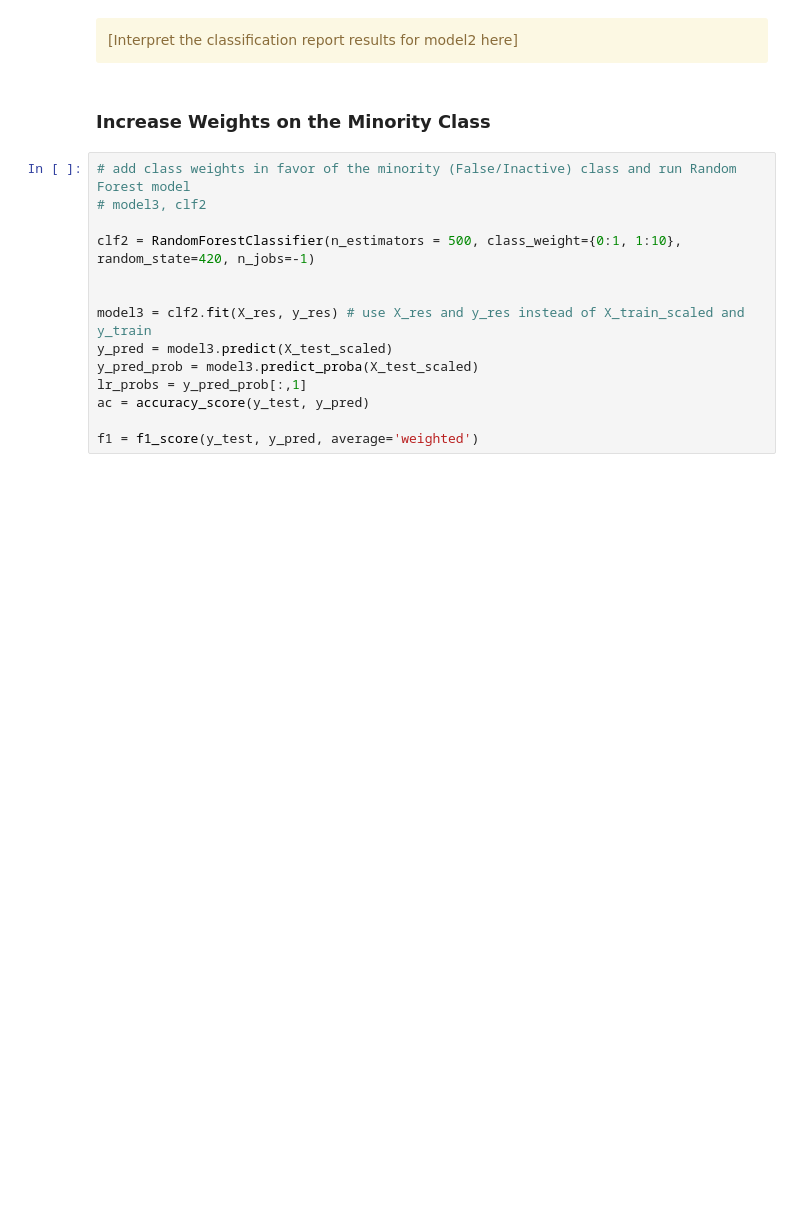
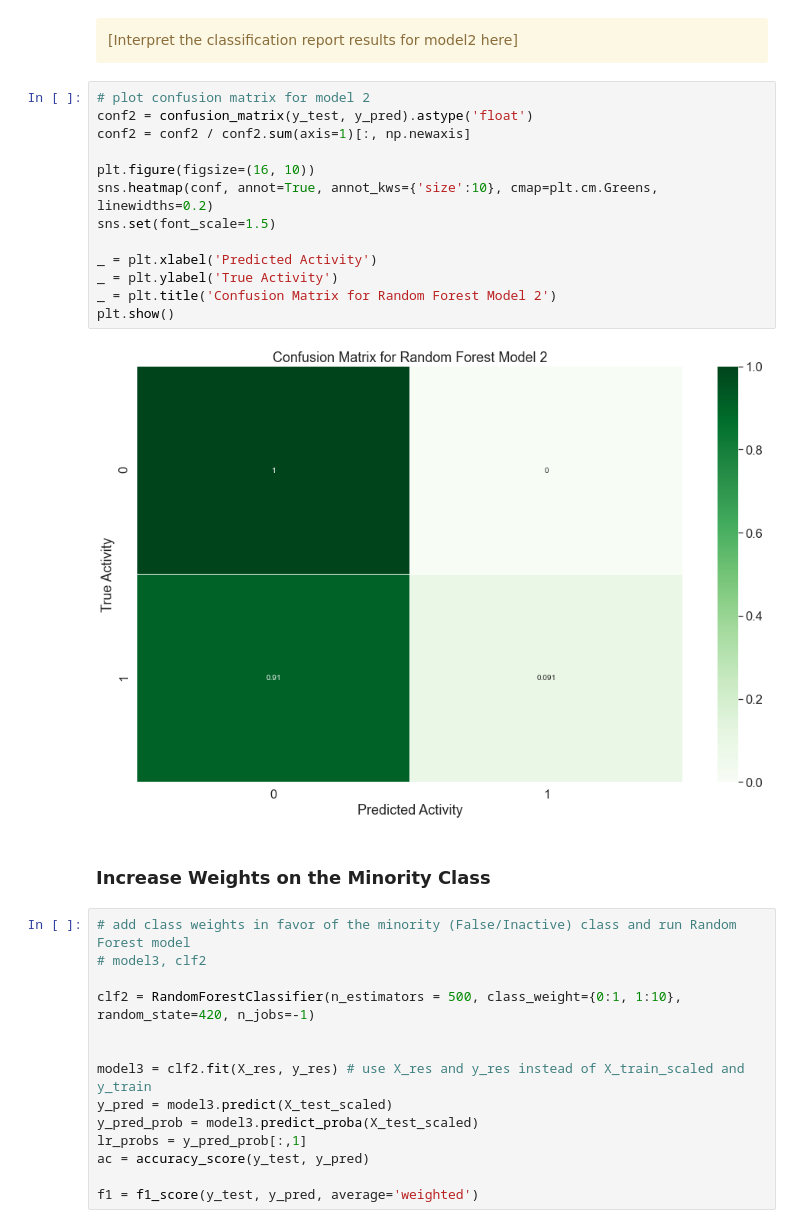
Before and after one commit to dna-witch/p53_Rescue_Mutants, a Jupyter notebook: notebooks/4.0-sm-modeling.ipynb, the cells around one changed output. Cells and saved outputs as stored; diff of their text form; blank space fills up the shorter version.

Commit message:
Train and Ran Random Forest Classifiers 2 and 3

```diff
--- a/notebooks/4.0-sm-modeling.ipynb
+++ b/notebooks/4.0-sm-modeling.ipynb
@@ -252,6 +258,21 @@ print(classification_report(y_test, y_pred))
 <div class="alert-warning">
 [Interpret the classification report results for model2 here]
 </div>
+# %%
+# plot confusion matrix for model 2
+conf2 = confusion_matrix(y_test, y_pred).astype('float')
+conf2 = conf2 / conf2.sum(axis=1)[:, np.newaxis]
+
+plt.figure(figsize=(16, 10))
+sns.heatmap(conf, annot=True, annot_kws={'size':10}, cmap=plt.cm.Greens, linewidths=0.2)
+sns.set(font_scale=1.5)
+
+_ = plt.xlabel('Predicted Activity')
+_ = plt.ylabel('True Activity')
+_ = plt.title('Confusion Matrix for Random Forest Model 2')
+plt.show()
+# %% [output]
+[figure, added]
 # %% [markdown]
 ### Increase Weights on the Minority Class
 # %%
```
Also changed, not shown: parts of 8 cells of this notebook.
